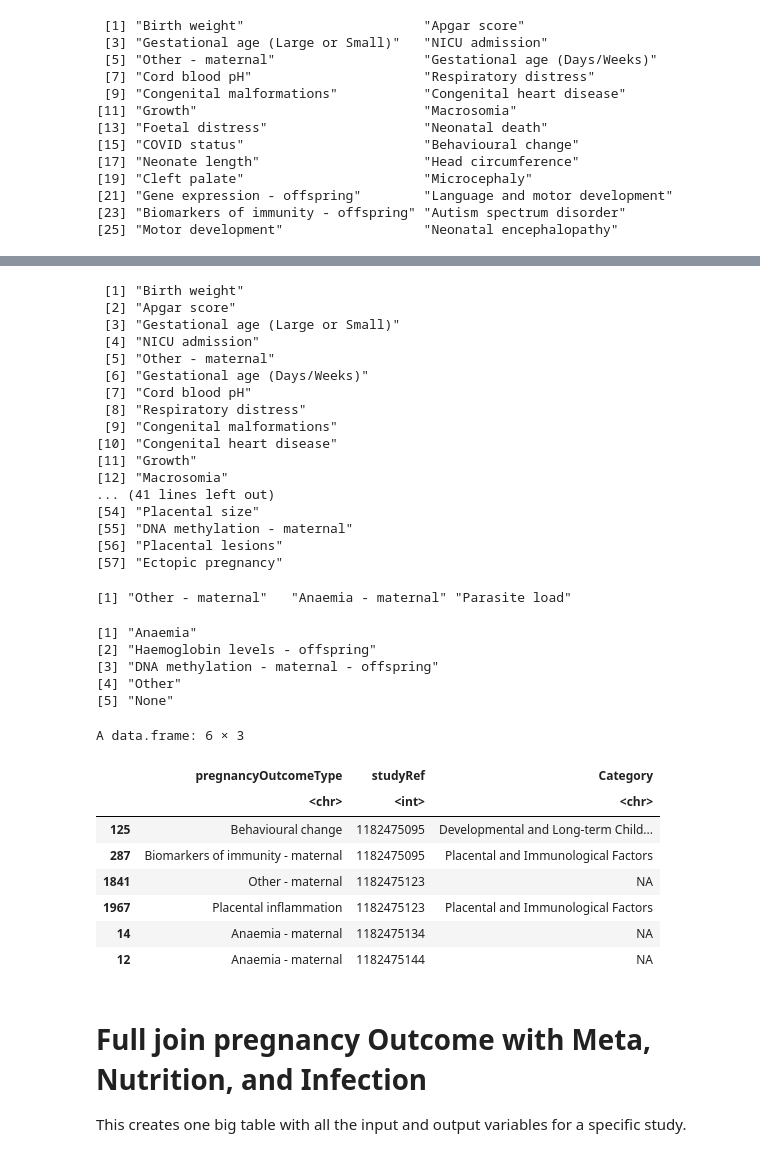
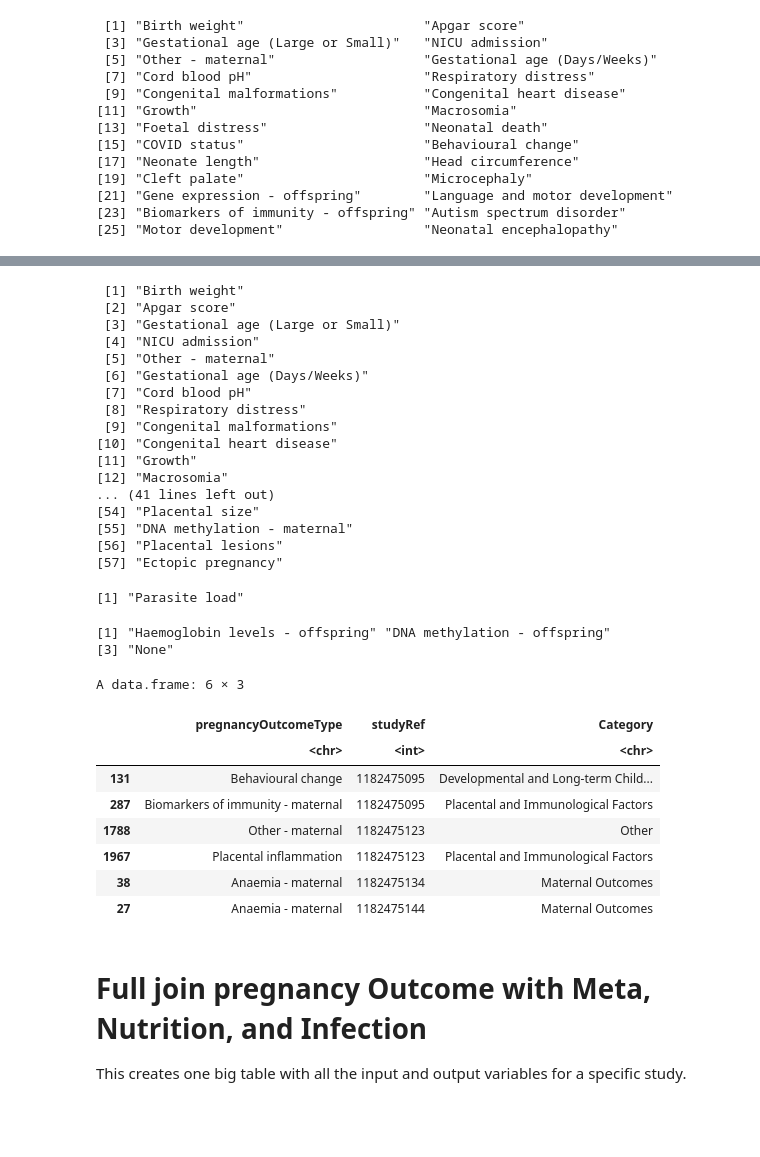
Before and after one commit to alexjvr1/EVE_lab_public, a Jupyter notebook: scoping_review_figs.ipynb, the cells around one changed output, grey strips where cells are left out. Saved outputs shown, nothing was run; the diff lists cells and outputs as text; code cells hidden in the pictures; blank space fills up the shorter version.

```diff
--- a/scoping_review_figs.ipynb
+++ b/scoping_review_figs.ipynb
@@ -328,7 +350,7 @@ unique(datPreg_long$pregnancyOutcomeType)
 
 
 pregnancy_lookup <- data.frame(Pregnancy = c("Mode of delivery / caesarean section rate", "Maternal mortality", "Hypertension (pregnancy-induced)",
-"Pre-eclampsia", "Anaemia", "Gestational diabetes", "Haemorrhage", "Hospitalisation or ICU admission", "Postterm pregnancy",
+"Pre-eclampsia", "Anaemia - maternal", "Gestational diabetes", "Haemorrhage", "Hospitalisation or ICU admission", "Postterm pregnancy",
 "Placental abruption", "Maternal mental health", "Cancer risk", "Venous thromboembolism / pulmonary embolism / deep vein thrombosis",
 "Prolonged labour (labour dystocia)", "Hyperemesis gravidarum", "Ectopic pregnancy", "COVID status",
 "Stillbirth", "Miscarriage / spontaneous abortion",
@@ -336,16 +358,17 @@ pregnancy_lookup <- data.frame(Pregnancy = c("Mode of delivery / caesarean secti
 "Apgar score", "Cord blood pH", "Respiratory distress", "Congenital malformations", "Congenital heart disease", "Foetal distress", "Macrosomia",
 "Intrauterine growth restriction (IUGR)", "Neonatal encephalopathy", "Cleft palate", "Microcephaly", "Neonate length", "Head circumference",
 "Pre-term birth", "Pre-term pre-labour rupture of membranes (PPROM)", "PROM", "Placental inflammation", "Placental size", "Placental lesions",
-"Biomarkers of immunity - maternal", "Biomarkers of immunity - offspring", "Haemoglobin levels - maternal", "Haemoglobin levels - offspring",
-"Gene expression - maternal", "Gene expression - offspring", "DNA methylation - maternal", "DNA methylation - maternal - offspring",
+"Biomarkers of immunity - maternal", "Haemoglobin levels - maternal", "Gene expression - maternal", "DNA methylation - maternal",
+"Biomarkers of immunity - offspring", "Haemoglobin levels - offspring", "Gene expression - offspring", "DNA methylation - offspring",
 "Growth", "Language and motor development", "Motor development",
-"Autism spectrum disorder", "Behavioural change", "Other", "None"),
+"Autism spectrum disorder", "Behavioural change", "Other - maternal", "None"),
 Category = c(
 rep("Maternal Outcomes", 17),
 rep("Foetal and Neonatal Outcomes", 21),
 rep("Pregnancy Complications", 3),
 rep("Placental and Immunological Factors", 5),
-rep("Molecular and Clinical Biomarkers", 6),
+rep("Maternal Molecular and Clinical Biomarkers", 4),
+rep("Offspring Molecular and Clinical Biomarkers", 4),
 rep("Developmental and Long-term Child Outcomes", 5),
 rep("Other", 1),
 rep("None", 1)
@@ -360,45 +383,42 @@ rep("None", 1)
 #Check that all the nutrition types have been categorised
 setdiff(unique(datPreg_long$pregnancyOutcomeType), unique(pregnancy_lookup$Pregnancy))
 setdiff(unique(pregnancy_lookup$Pregnancy), unique(datPreg_long$pregnancyOutcomeType))
 
 #Create catagorised dataset
 # Left join nutrient_lookup with datNut
 datPregType_long <- merge(datPreg_long, pregnancy_lookup, by.x = "pregnancyOutcomeType", by.y = "Pregnancy", all.x = TRUE)
 
 head(datPregType_long[order(datPregType_long$studyRef),])
 # %% [output]
  [1] "Birth weight"
  [2] "Apgar score"
  [3] "Gestational age (Large or Small)"
  [4] "NICU admission"
  [5] "Other - maternal"
  [6] "Gestational age (Days/Weeks)"
  [7] "Cord blood pH"
  [8] "Respiratory distress"
  [9] "Congenital malformations"
 [10] "Congenital heart disease"
 [11] "Growth"
 [12] "Macrosomia"
 ... (41 lines left out)
 [54] "Placental size"
 [55] "DNA methylation - maternal"
 [56] "Placental lesions"
 [57] "Ectopic pregnancy"
-[1] "Other - maternal"   "Anaemia - maternal" "Parasite load"
+[1] "Parasite load"
-[1] "Anaemia"
-[2] "Haemoglobin levels - offspring"
-[3] "DNA methylation - maternal - offspring"
-[4] "Other"
-[5] "None"
+[1] "Haemoglobin levels - offspring" "DNA methylation - offspring"
+[3] "None"
 A data.frame: 6 × 3
 |  | pregnancyOutcomeType | studyRef | Category |
 |  | <chr> | <int> | <chr> |
-| 125 | Behavioural change | 1182475095 | Developmental and Long-term Child... |
+| 131 | Behavioural change | 1182475095 | Developmental and Long-term Child... |
 | 287 | Biomarkers of immunity - maternal | 1182475095 | Placental and Immunological Factors |
-| 1841 | Other - maternal | 1182475123 | NA |
+| 1788 | Other - maternal | 1182475123 | Other |
 | 1967 | Placental inflammation | 1182475123 | Placental and Immunological Factors |
-| 14 | Anaemia - maternal | 1182475134 | NA |
-| 12 | Anaemia - maternal | 1182475144 | NA |
+| 38 | Anaemia - maternal | 1182475134 | Maternal Outcomes |
+| 27 | Anaemia - maternal | 1182475144 | Maternal Outcomes |
 # %% [markdown]
 
 
```
Also changed, not shown: parts of 5 cells of this notebook.
